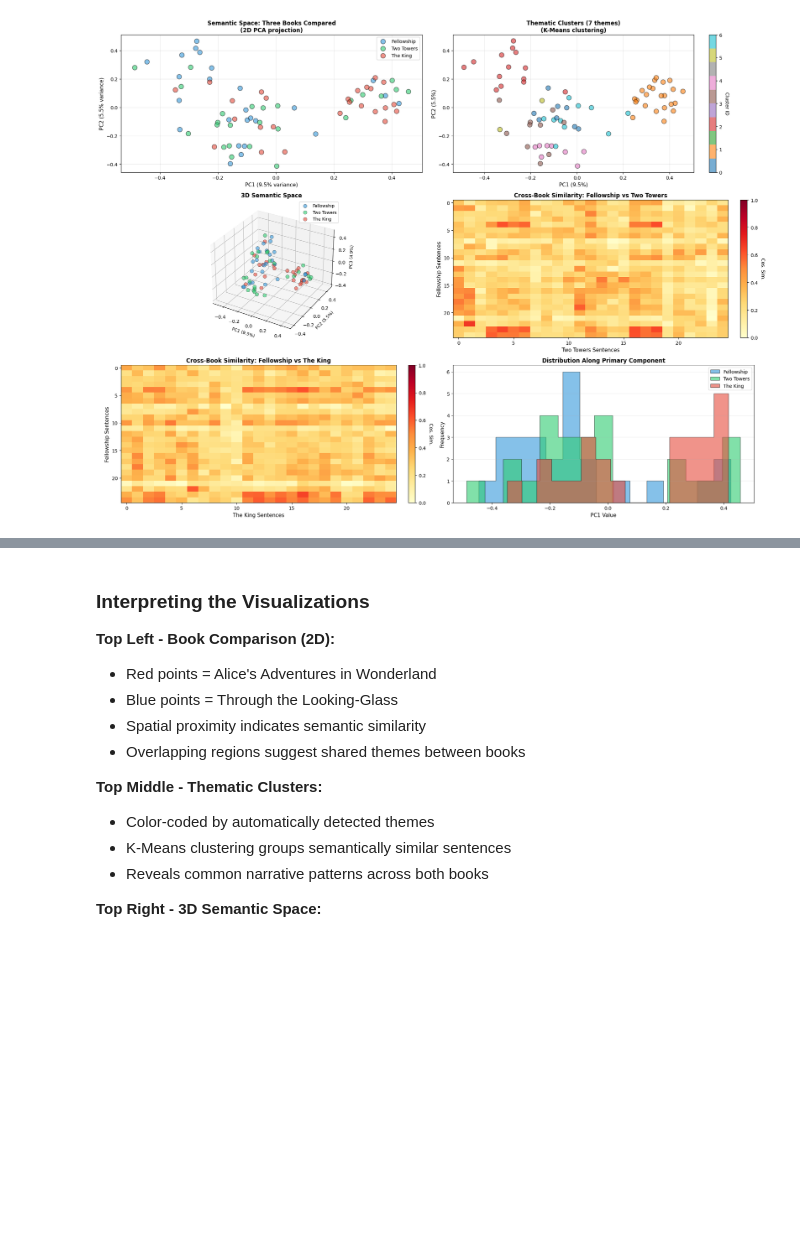
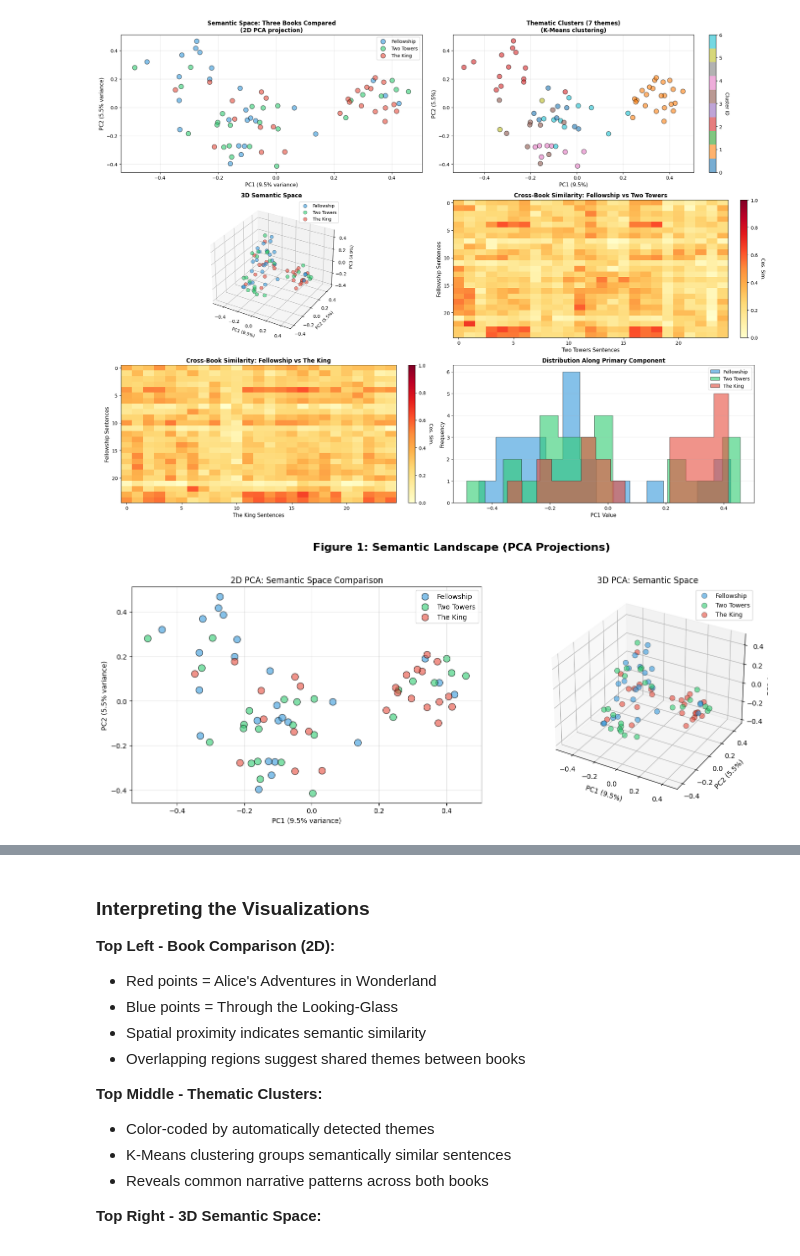
Before and after one commit to Team-DVA/applied-NLP-week3, a Jupyter notebook: notebooks/3_2_AppliedNLP_Session3_Sentence_Embeddings_Advanced.ipynb, the cells around one changed output, grey strips where cells are left out. Cells and saved outputs as stored; diff of their text form; code cells hidden in the pictures; blank space fills up the shorter version.

```diff
--- a/notebooks/3_2_AppliedNLP_Session3_Sentence_Embeddings_Advanced.ipynb
+++ b/notebooks/3_2_AppliedNLP_Session3_Sentence_Embeddings_Advanced.ipynb
@@ -377,3 +377,46 @@ plt.tight_layout()
 plt.show()
 # %% [output]
 [figure]
+# %%
+# --- Figure 1: Semantic Landscape (PCA Analysis) ---
+fig1 = plt.figure(figsize=(15, 6))
+plt.suptitle('Figure 1: Semantic Landscape (PCA Projections)', fontsize=16, fontweight='bold')
+
+# Setup common data
+pca_2d = PCA(n_components=2)
+points_2d = pca_2d.fit_transform(embeddings)
+pca_3d = PCA(n_components=3)
+points_3d = pca_3d.fit_transform(embeddings)
+
+# --- Plot 1.1: 2D PCA with Book Distinction ---
+ax1 = fig1.add_subplot(1, 2, 1)
+
+for book in book_names:
+    mask = np.array(book_labels) == book
+    ax1.scatter(points_2d[mask, 0], points_2d[mask, 1],
+               c=colors_dict[book], label=book, alpha=0.6, s=100, edgecolors='black', linewidth=1)
+
+ax1.set_xlabel(f'PC1 ({pca_2d.explained_variance_ratio_[0]:.1%} variance)')
+ax1.set_ylabel(f'PC2 ({pca_2d.explained_variance_ratio_[1]:.1%} variance)')
+ax1.set_title('2D PCA: Semantic Space Comparison')
+ax1.legend(loc='best')
+ax1.grid(True, alpha=0.3)
+
+# --- Plot 1.2: 3D PCA ---
+ax2 = fig1.add_subplot(1, 2, 2, projection='3d')
+
+for book in book_names:
+    mask = np.array(book_labels) == book
+    ax2.scatter(points_3d[mask, 0], points_3d[mask, 1], points_3d[mask, 2],
+               c=colors_dict[book], label=book, alpha=0.6, s=60, edgecolors='black', linewidth=0.5)
+
+ax2.set_xlabel(f'PC1 ({pca_3d.explained_variance_ratio_[0]:.1%})')
+ax2.set_ylabel(f'PC2 ({pca_3d.explained_variance_ratio_[1]:.1%})')
+ax2.set_zlabel(f'PC3 ({pca_3d.explained_variance_ratio_[2]:.1%})')
+ax2.set_title('3D PCA: Semantic Space')
+ax2.legend(loc='best', fontsize=9)
+
+plt.tight_layout(rect=[0, 0, 1, 0.95])
+plt.show()
+# %% [output]
+[figure, added]
```
Also changed, not shown: parts of 2 cells of this notebook.
